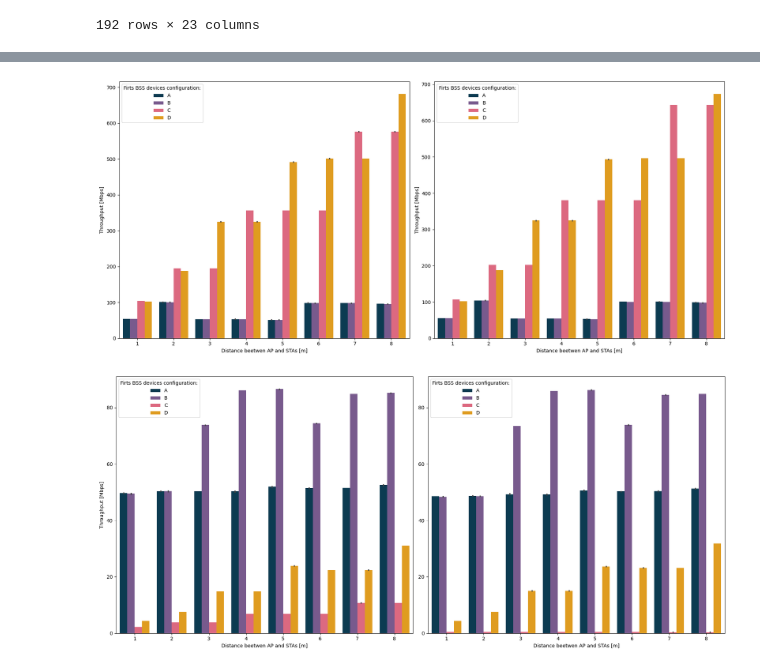
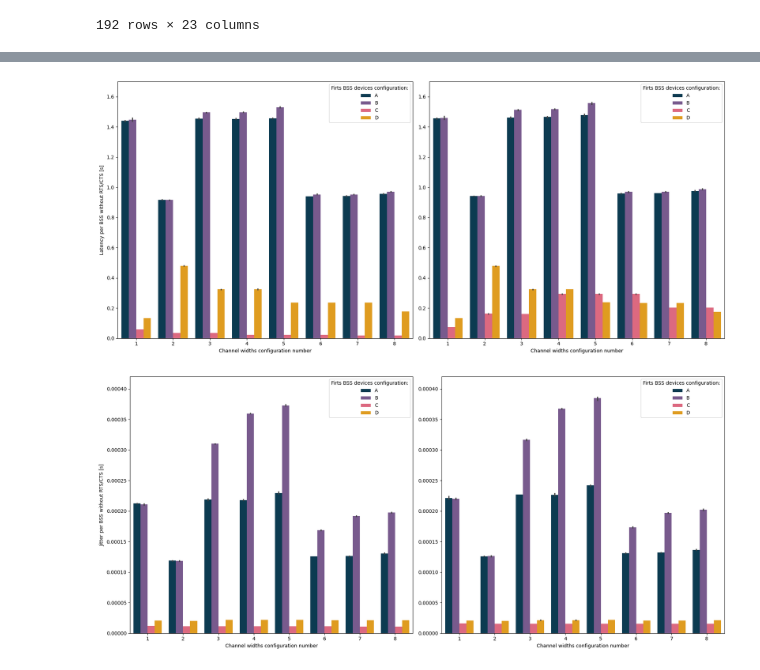
Before and after one commit to fmargul/magisterka, a Jupyter notebook: scenario 4/channelWidth.ipynb, the cells around one changed output, grey strips where cells are left out. Drawn from its saved outputs; the diff is of its cells as text; code cells hidden in the pictures.

```diff
--- a/scenario 4/channelWidth.ipynb
+++ b/scenario 4/channelWidth.ipynb
@@ -82,62 +167,62 @@ df1 = (
 # %%
 # ----------- Parametry wykresu -----------
 
-fig, axes = plt.subplots(1, 2, figsize=(18, 8), sharey=False)  # Trzy wykresy w jednym rzędzie
-xlabel = "Distance beetwen AP and STAs [m]"
+fig, axes = plt.subplots(1, 2, figsize=(18, 8), sharey=True)  # Trzy wykresy w jednym rzędzie
+xlabel = "Channel widths configuration number"
 
 # Listy danych i tytułów do iteracji
 plot_data = [
-    (df0, 'BSS throughput [Mbps]'),
-    (df1, 'Throughput [Mbps]'),
+    (df1, 'Latency per BSS without RTS/CTS [s]'),
+    (df0, 'Latency per BSS with RTS/CTS [s]'),
 ]
 
 # ----------- Rysowanie wykresów -----------
 
 for i, (df, title) in enumerate(plot_data):
-    sns.barplot(data=df, x='scenario', y='throughput', hue='flow',
+    sns.barplot(data=df, x='scenario', y='latency', hue='flow',
                  errorbar=('ci'), palette=palette,
                  ax=axes[i])
 
     axes[i].tick_params(axis='y', which='both', labelleft=True)
     for line in axes[i].get_lines():
         line.set_markersize(marker_size)
 
     handles, labels = axes[i].get_legend_handles_labels()
     axes[i].legend(
         handles=handles[0:12],
         labels=['A', 'B', 'C', 'D'],
         ncol=1,              # Liczba kolumn w legendzie
         fontsize='medium',   # Rozmiar czcionki
         title='Firts BSS devices configuration:',         # <- Tytuł legendy
         title_fontsize='medium'    # <- Rozmiar czcionki tytułu
     )
 
     axes[i].set(xlabel=xlabel, ylabel=title)
+    axes[i].set_ylim(0, 1.7) #, 225
 
 # ----------- Zapis i wyświetlenie -----------
 
-
 plt.tight_layout()
-plt.savefig('width_thr.svg', bbox_inches='tight')
+plt.savefig('width_lat.svg', bbox_inches='tight')
 plt.show()
 # %% [output]
-[figure, old version]
+[figure, new version]
 # %%
 # ----------- Parametry wykresu -----------
 
 fig, axes = plt.subplots(1, 2, figsize=(18, 8), sharey=True)  # Trzy wykresy w jednym rzędzie
-xlabel = "Distance beetwen AP and STAs [m]"
+xlabel = "Channel widths configuration number"
 
 # Listy danych i tytułów do iteracji
 plot_data = [
-    (df0, 'Throughput [Mbps]'),
-    (df1, 'Throughput [Mbps]'),
+    (df1, 'Jitter per BSS without RTS/CTS [s]'),
+    (df0, 'Jitter per BSS with RTS/CTS [s]'),
 ]
 
 # ----------- Rysowanie wykresów -----------
 
 for i, (df, title) in enumerate(plot_data):
-    sns.barplot(data=df, x='scenario', y='loss', hue='flow',
+    sns.barplot(data=df, x='scenario', y='jitter', hue='flow',
                  errorbar=('ci'), palette=palette,
                  ax=axes[i])
 
@@ -156,11 +241,12 @@ for i, (df, title) in enumerate(plot_data):
     )
 
     axes[i].set(xlabel=xlabel, ylabel=title)
+    axes[i].set_ylim(0, 0.00042) #, 225
 
 # ----------- Zapis i wyświetlenie -----------
 
 plt.tight_layout()
-plt.savefig('width_loss.svg', bbox_inches='tight')
+plt.savefig('width_jitt.svg', bbox_inches='tight')
 plt.show()
 # %% [output]
-[figure, old version]
+[figure, new version]
```
Also changed, not shown: parts of 4 cells of this notebook, 6 other files.
